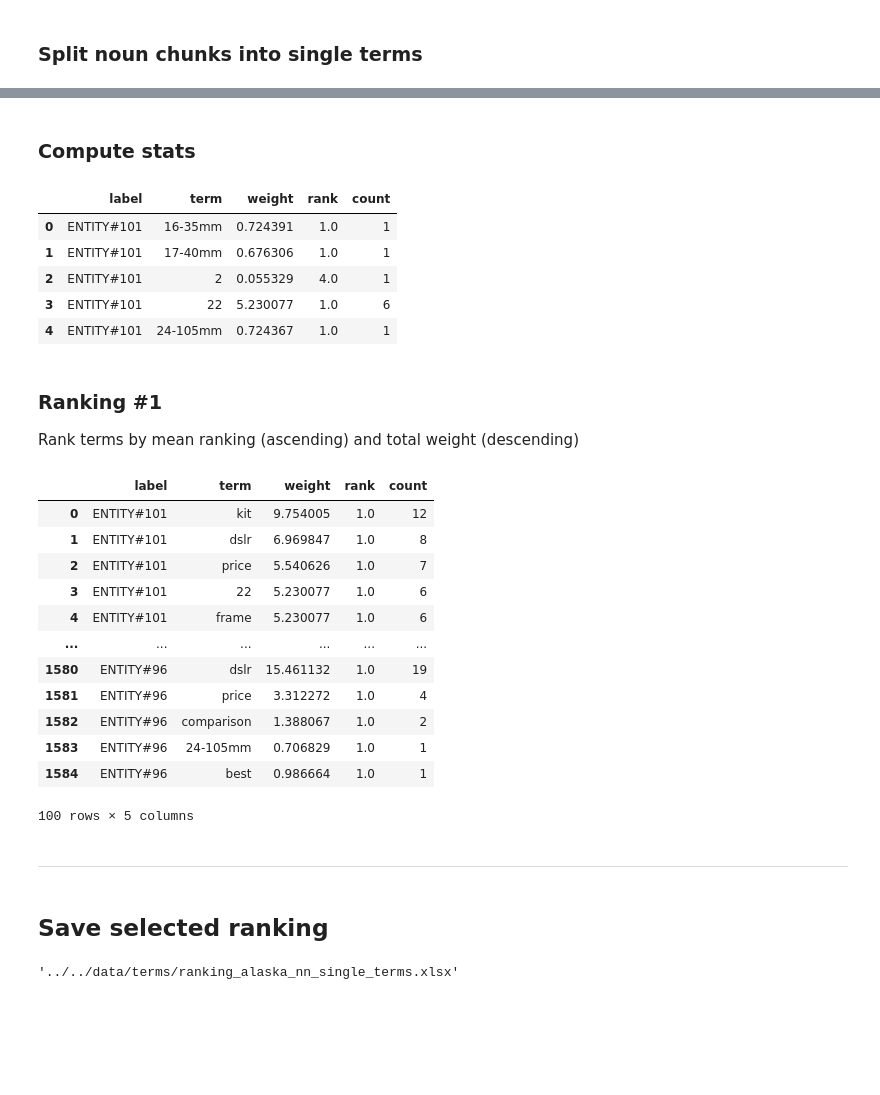
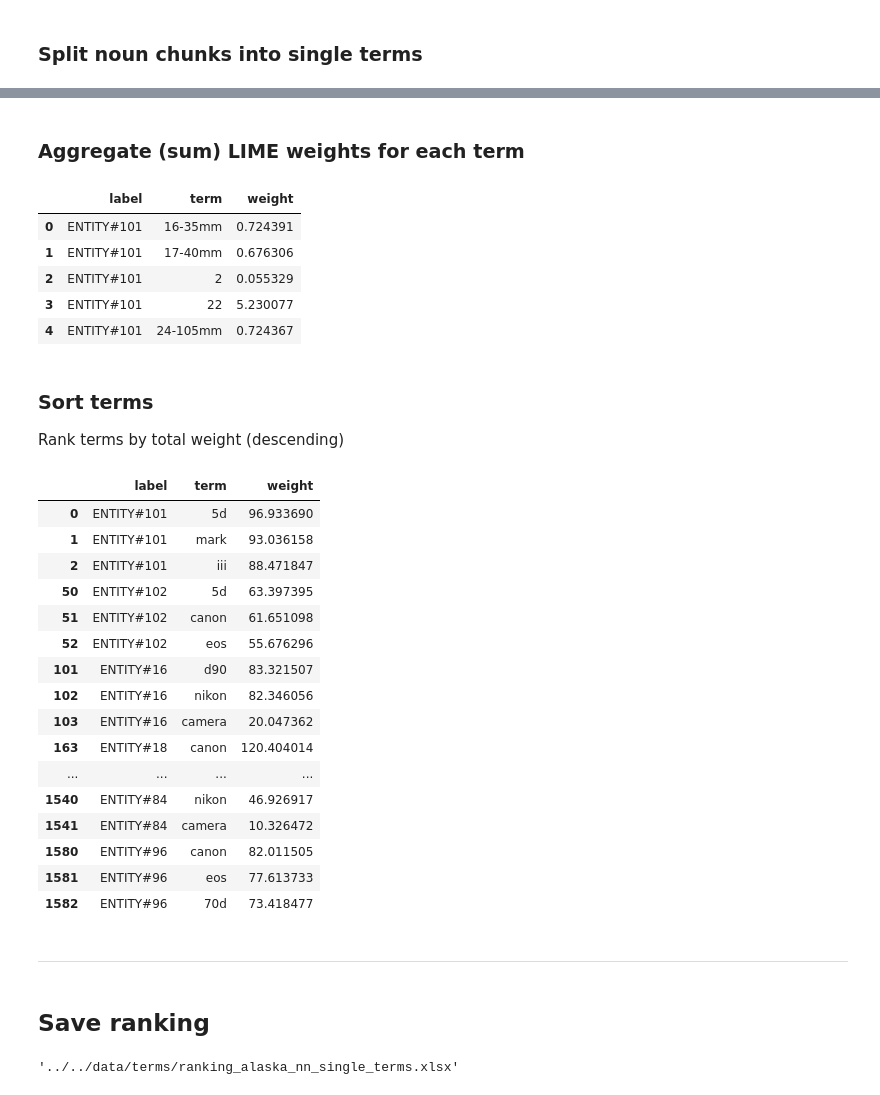
Before and after one commit to jermathew/E2L, a Jupyter notebook: notebooks/terms-ranking/alaska_nn_single_terms.ipynb, the cells around one changed output, grey strips where cells are left out. Saved outputs shown, nothing was run; the diff lists cells and outputs as text; code cells hidden in the pictures; blank space fills up the shorter version.

```diff
--- a/notebooks/terms-ranking/alaska_nn_single_terms.ipynb
+++ b/notebooks/terms-ranking/alaska_nn_single_terms.ipynb
@@ -35,2 +31,0 @@ Add a ranking column by sorting each document's terms by their LIME weight in de
-# %%
-terms_df['rank'] = terms_df.groupby(['label', 'data_id'])['weight'].rank(ascending=False)
@@ -56,8 +42,7 @@ def split_noun_chunks(input_df):
             data_dict = {'label': row['label'],
                          'term': term,
                          'weight': row['weight'],
-                         'data_id': row['data_id'],
-                         'rank': row['rank']}
+                         'data_id': row['data_id']}
             df_data.append(data_dict)
 
     return pd.DataFrame(df_data)
@@ -80,45 +65,47 @@ terms_df.head(10)
-# %% [markdown]
-### Compute stats
+# %% [markdown]
+### Aggregate (sum) LIME weights for each term
 # %%
-terms_stats_df_1 = terms_df.groupby(['label', 'term']).agg({'weight': 'sum','rank': 'mean'})
-terms_stats_df_2 = terms_df.groupby(['label', 'term']).size().to_frame('count')
-terms_stats_df = terms_stats_df_1.join(terms_stats_df_2).reset_index()
+terms_stats_df = terms_df.groupby(['label', 'term']).agg({'weight': 'sum'}).reset_index()
 # %%
 terms_stats_df.head()
 # %% [output]
-|  | label | term | weight | rank | count |
-| 0 | ENTITY#101 | 16-35mm | 0.724391 | 1.0 | 1 |
-| 1 | ENTITY#101 | 17-40mm | 0.676306 | 1.0 | 1 |
-| 2 | ENTITY#101 | 2 | 0.055329 | 4.0 | 1 |
-| 3 | ENTITY#101 | 22 | 5.230077 | 1.0 | 6 |
-| 4 | ENTITY#101 | 24-105mm | 0.724367 | 1.0 | 1 |
+|  | label | term | weight |
+| 0 | ENTITY#101 | 16-35mm | 0.724391 |
+| 1 | ENTITY#101 | 17-40mm | 0.676306 |
+| 2 | ENTITY#101 | 2 | 0.055329 |
+| 3 | ENTITY#101 | 22 | 5.230077 |
+| 4 | ENTITY#101 | 24-105mm | 0.724367 |
 # %% [markdown]
-### Ranking #1
-Rank terms by mean ranking (ascending) and total weight (descending)
+### Sort terms
+Rank terms by total weight (descending)
 # %%
-ranking1_df = terms_stats_df.groupby('label')\
-                .apply(lambda grp: grp.sort_values(by=['rank', 'count'], ascending=[True, False]))\
+ranking_df = terms_stats_df.groupby('label')\
+                .apply(lambda grp: grp.sort_values(by='weight', ascending=False))\
                 .reset_index(drop=True)
 # %%
-ranking1_df.groupby('label').head(5)
+ranking_df.groupby('label').head(3)
 # %% [output]
-|  | label | term | weight | rank | count |
-| 0 | ENTITY#101 | kit | 9.754005 | 1.0 | 12 |
-| 1 | ENTITY#101 | dslr | 6.969847 | 1.0 | 8 |
-| 2 | ENTITY#101 | price | 5.540626 | 1.0 | 7 |
-| 3 | ENTITY#101 | 22 | 5.230077 | 1.0 | 6 |
-| 4 | ENTITY#101 | frame | 5.230077 | 1.0 | 6 |
-| ... | ... | ... | ... | ... | ... |
-| 1580 | ENTITY#96 | dslr | 15.461132 | 1.0 | 19 |
-| 1581 | ENTITY#96 | price | 3.312272 | 1.0 | 4 |
-| 1582 | ENTITY#96 | comparison | 1.388067 | 1.0 | 2 |
-| 1583 | ENTITY#96 | 24-105mm | 0.706829 | 1.0 | 1 |
-| 1584 | ENTITY#96 | best | 0.986664 | 1.0 | 1 |
+|  | label | term | weight |
+| 0 | ENTITY#101 | 5d | 96.933690 |
+| 1 | ENTITY#101 | mark | 93.036158 |
+| 2 | ENTITY#101 | iii | 88.471847 |
+| 50 | ENTITY#102 | 5d | 63.397395 |
+| 51 | ENTITY#102 | canon | 61.651098 |
+| 52 | ENTITY#102 | eos | 55.676296 |
+| 101 | ENTITY#16 | d90 | 83.321507 |
+| 102 | ENTITY#16 | nikon | 82.346056 |
+| 103 | ENTITY#16 | camera | 20.047362 |
+| 163 | ENTITY#18 | canon | 120.404014 |
+| ... | ... | ... | ... |
+| 1540 | ENTITY#84 | nikon | 46.926917 |
+| 1541 | ENTITY#84 | camera | 10.326472 |
+| 1580 | ENTITY#96 | canon | 82.011505 |
+| 1581 | ENTITY#96 | eos | 77.613733 |
+| 1582 | ENTITY#96 | 70d | 73.418477 |
-100 rows × 5 columns
 # %% [markdown]
 ---
 # %% [markdown]
-## Save selected ranking
+## Save ranking
 # %%
 ranking_filename = 'ranking_alaska_nn_single_terms.xlsx'
 ranking_filepath = os.path.join(root_dir, data_dir, ranking_filename)
```
Also changed, not shown: parts of 4 cells of this notebook, 12 other files.
